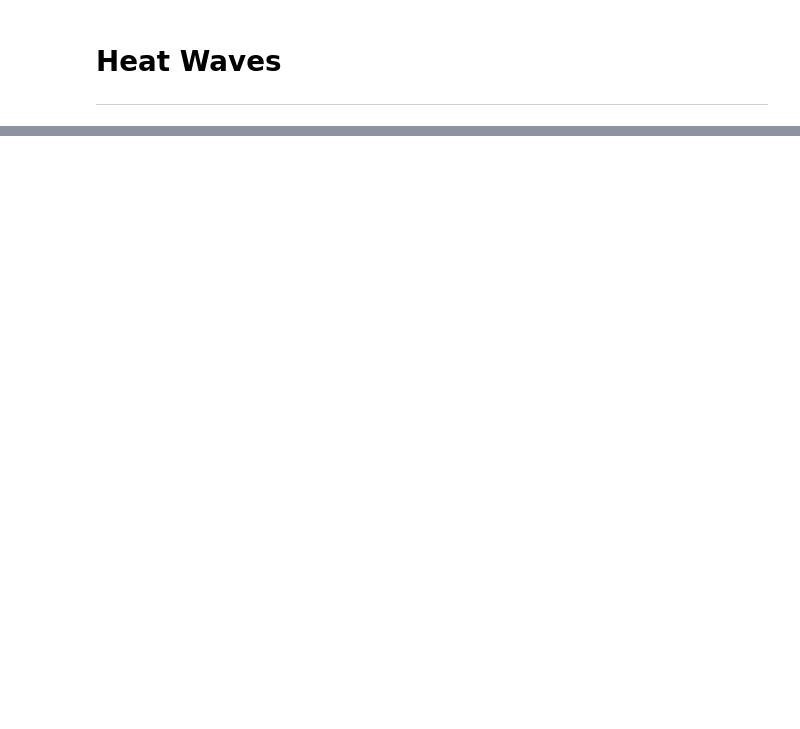
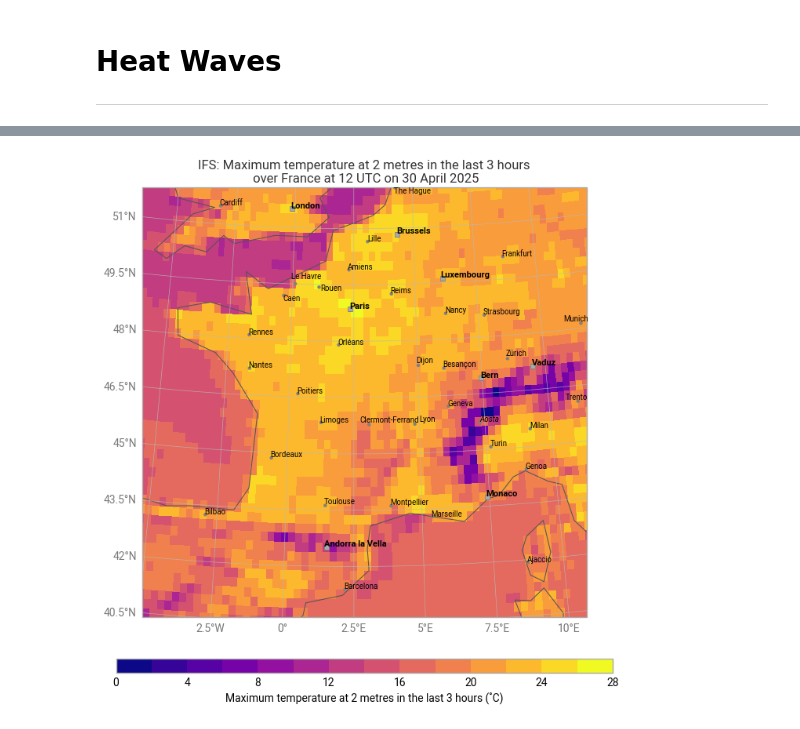
Before and after one commit to ECMWFCode4Earth/open-data-explorer, a Jupyter notebook: openDataVisio/examples/heat-waves.ipynb, the cells around one changed output, grey strips where cells are left out. Drawn from its saved outputs; the diff is of its cells as text; code cells hidden in the pictures; blank space fills up the shorter version.

```diff
--- a/openDataVisio/examples/heat-waves.ipynb
+++ b/openDataVisio/examples/heat-waves.ipynb
@@ -129,0 +150,3 @@ _To be continued..._
+# %%
+t2max_K = ds_2t.sel(shortName="mx2t3")[0]
+t2max_K.metadata("units")
@@ -129,0 +155,5 @@ _To be continued..._
+# %%
+md_t2max = t2max_K.metadata().override(shortName="mx2t3")
+ds_t2max = t2max_K.values - 273.15
+t2max = ekd.FieldList.from_array(ds_t2max, md_t2max)
+t2max.ls()
@@ -129,0 +255,17 @@ _To be continued..._
+# %%
+chart = ekp.Map(domain="France")
+
+chart.grid_cells(t2max, auto_style=True)
+
+chart.title("IFS: {variable_name}\n over {domain} at {time:%H UTC on %-d %B %Y}")
+
+chart.coastlines(resolution="low")
+chart.gridlines()
+chart.cities(adjust_labels=True)
+
+chart.legend(location="bottom", label="{variable_name} (˚C)")
+
+plt.savefig("./plots/t2max_ifs_20250430000000-12h.png")
+chart.show()
+# %% [output]
+[figure, added]
```
Also changed, not shown: parts of 49 cells of this notebook, 9 other files.
